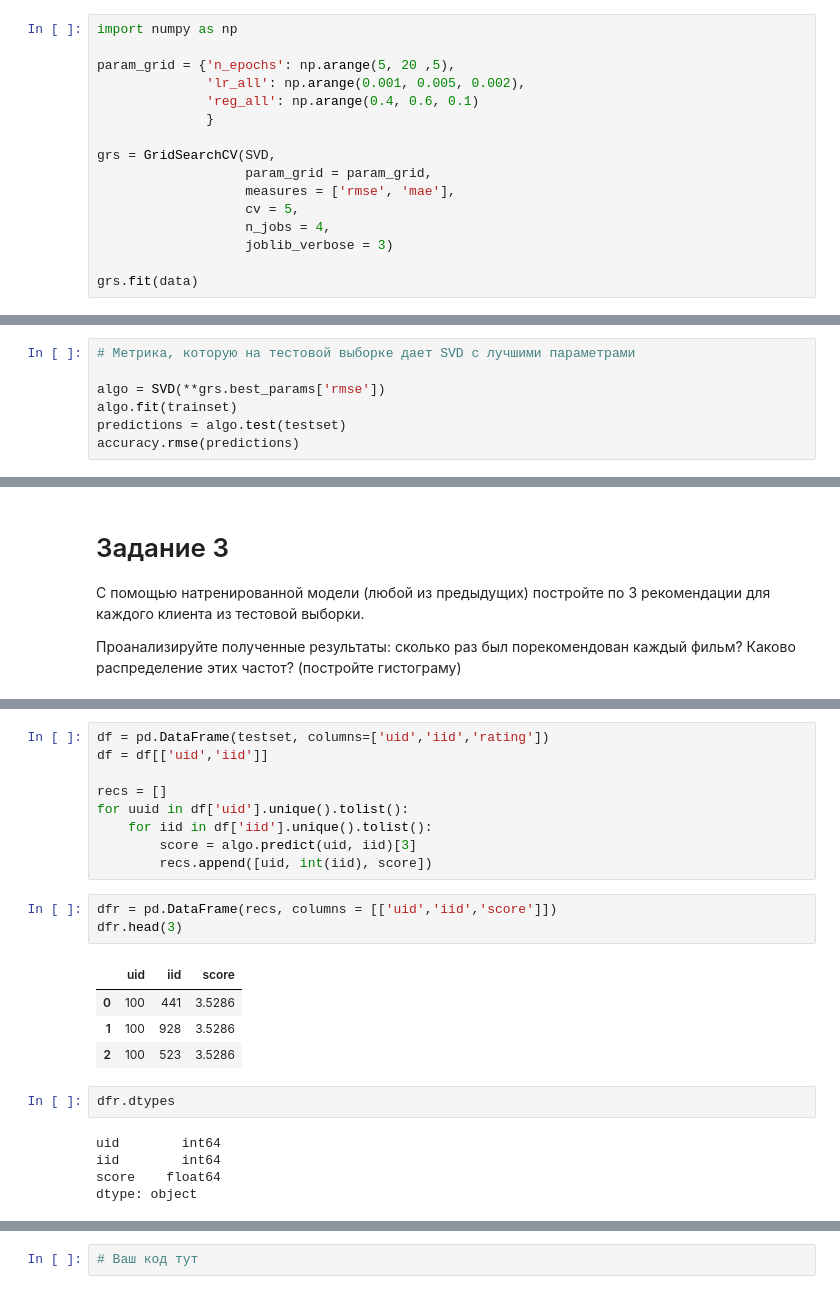
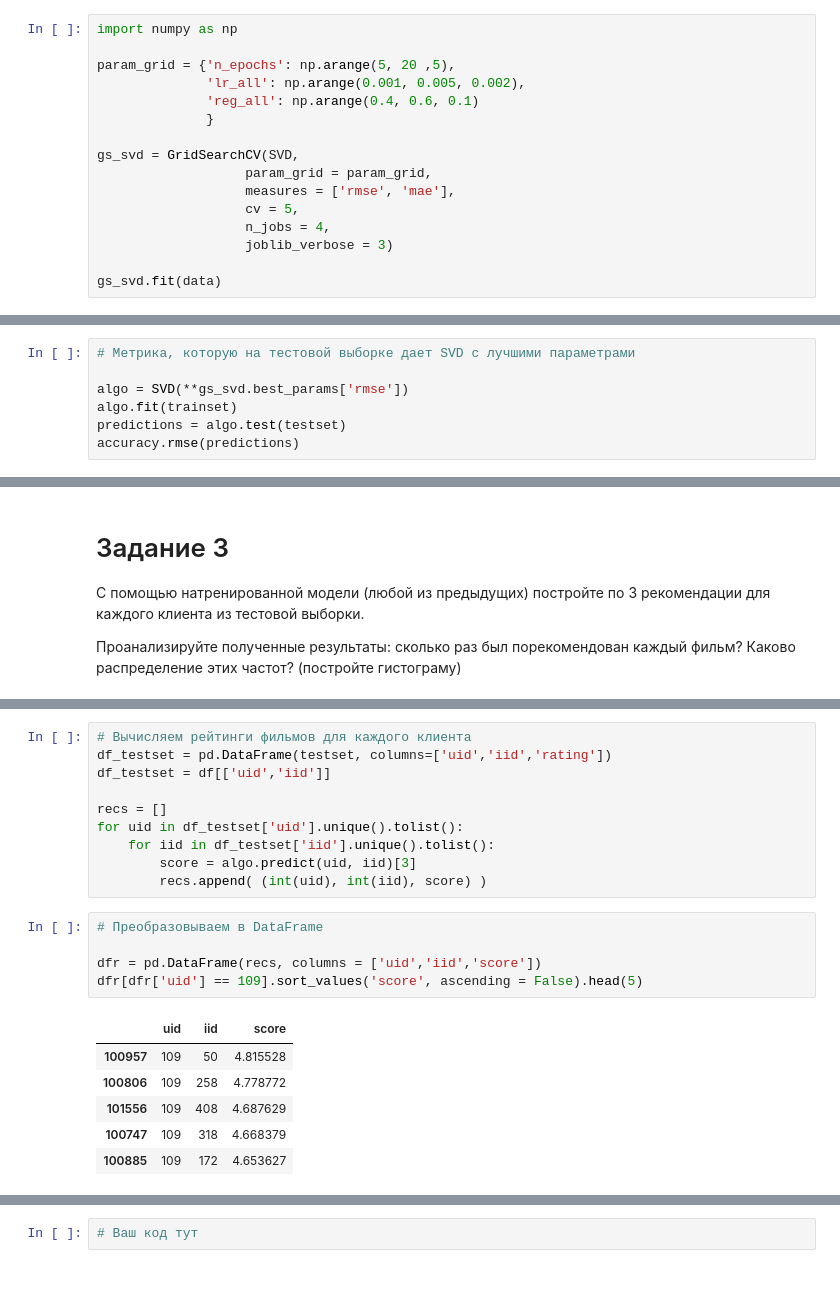
Before and after one commit to root-epifit/madmo-adv, a Jupyter notebook: hw3_movielens_my_solution.ipynb, the cells around one changed output, grey strips where cells are left out. Saved outputs shown, nothing was run; the diff lists cells and outputs as text.

```diff
--- a/hw3_movielens_my_solution.ipynb
+++ b/hw3_movielens_my_solution.ipynb
@@ -373,14 +384,14 @@ param_grid = {'n_epochs': np.arange(5, 20 ,5),
               'reg_all': np.arange(0.4, 0.6, 0.1)
               }
 
-grs = GridSearchCV(SVD,
+gs_svd = GridSearchCV(SVD,
                    param_grid = param_grid,
                    measures = ['rmse', 'mae'],
                    cv = 5,
                    n_jobs = 4,
                    joblib_verbose = 3)
 
-grs.fit(data)
+gs_svd.fit(data)
 # %% [output]
 [Parallel(n_jobs=4)]: Using backend LokyBackend with 4 concurrent workers.
 [Parallel(n_jobs=4)]: Done  24 tasks      | elapsed:  1.2min
@@ -397,7 +408,7 @@ print(grs.best_score)
 # %%
 # Метрика, которую на тестовой выборке дает SVD с лучшими параметрами
 
-algo = SVD(**grs.best_params['rmse'])
+algo = SVD(**gs_svd.best_params['rmse'])
 algo.fit(trainset)
 predictions = algo.test(testset)
 accuracy.rmse(predictions)
@@ -464,24 +473,22 @@ RMSE: 0.9740
 # %%
-df = pd.DataFrame(testset, columns=['uid','iid','rating'])
-df = df[['uid','iid']]
+# Вычисляем рейтинги фильмов для каждого клиента
+df_testset = pd.DataFrame(testset, columns=['uid','iid','rating'])
+df_testset = df[['uid','iid']]
 
 recs = []
-for uuid in df['uid'].unique().tolist():
-    for iid in df['iid'].unique().tolist():
+for uid in df_testset['uid'].unique().tolist():
+    for iid in df_testset['iid'].unique().tolist():
         score = algo.predict(uid, iid)[3]
-        recs.append([uid, int(iid), score])
+        recs.append( (int(uid), int(iid), score) )
 # %%
-dfr = pd.DataFrame(recs, columns = [['uid','iid','score']])
-dfr.head(3)
+# Преобразовываем в DataFrame
+
+dfr = pd.DataFrame(recs, columns = ['uid','iid','score'])
+dfr[dfr['uid'] == 109].sort_values('score', ascending = False).head(5)
 # %% [output]
 |  | uid | iid | score |
-| 0 | 100 | 441 | 3.5286 |
-| 1 | 100 | 928 | 3.5286 |
-| 2 | 100 | 523 | 3.5286 |
+| 100957 | 109 | 50 | 4.815528 |
+| 100806 | 109 | 258 | 4.778772 |
+| 101556 | 109 | 408 | 4.687629 |
+| 100747 | 109 | 318 | 4.668379 |
+| 100885 | 109 | 172 | 4.653627 |
-# %%
-dfr.dtypes
-# %% [output]
-uid        int64
-iid        int64
-score    float64
-dtype: object
```
Also changed, not shown: parts of 23 cells of this notebook.
